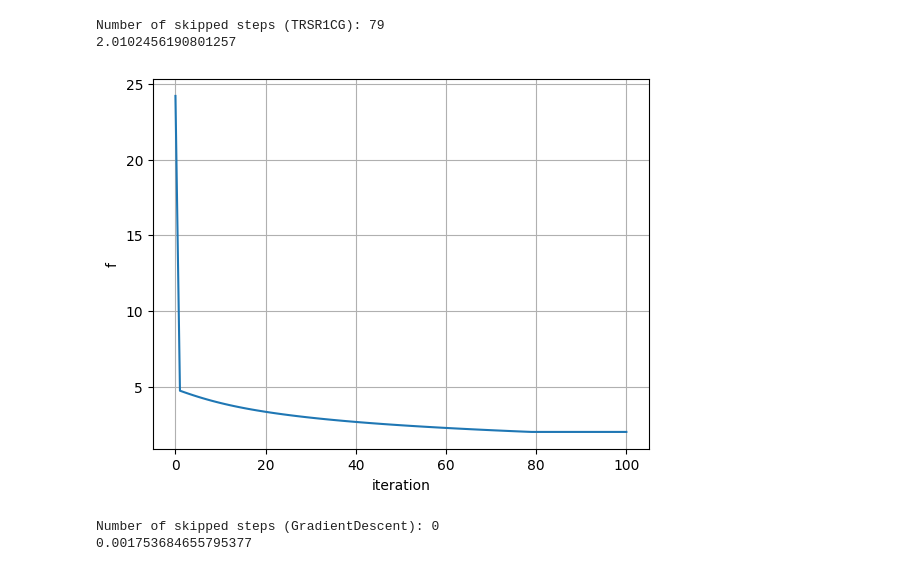
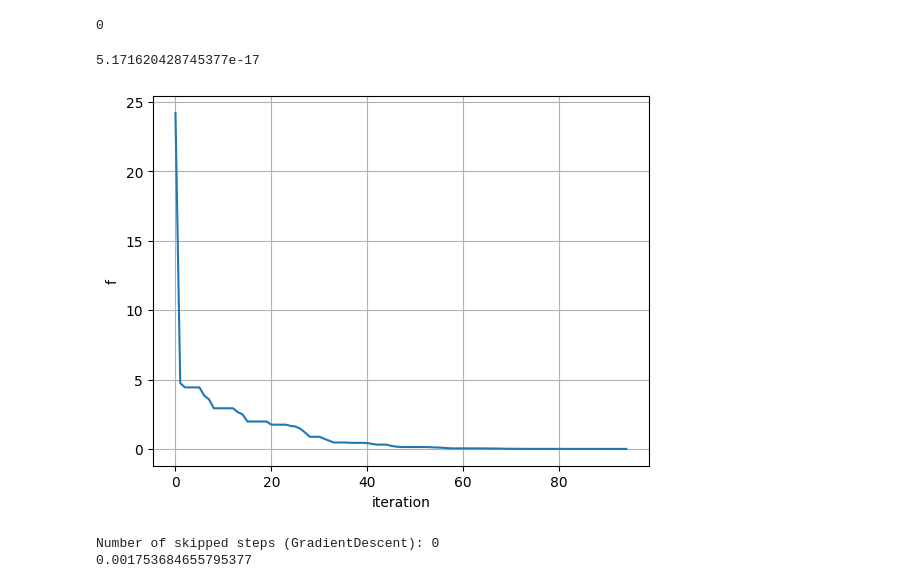
Before and after one commit to hughvd/optiMaizer, a Jupyter notebook: project/testing.ipynb, the cells around one changed output. Cells and saved outputs as stored; diff of their text form; code cells hidden in the pictures.

```diff
--- a/project/testing.ipynb
+++ b/project/testing.ipynb
@@ -90,16 +67,18 @@ def plot_f_vs_iter(history):
+# %%
+history["n_skipped"]
+# %% [output]
+0
 # %%
 problem = Problem("rosenbrock_2", x0=np.array([-1.2, 1]))
-method = Method("TRSR1CG", step_type="Backtracking", alpha=1, tau=0.5,
-                c_1_ls=1e-4, c_1_tr=0.8, c_2_tr=0.5, epsilon_sy=1e-8, term_tol_CG=1e-6, )
+method = Method("TRSR1CG", c_1_tr=1e-3, c_2_tr=0.75, epsilon_sy=1e-8, term_tol_CG=1e-10)
 options = Options(term_tol=1e-6, max_iterations=1e2)
 
 x, f, history = optSolver(problem, method, options)
 print(f)
 plot_f_vs_iter(history)
 # %% [output]
-Number of skipped steps (TRSR1CG): 79
-2.0102456190801257
+5.171620428745377e-17
-[figure, old version]
+[figure, new version]
 # %%
 problem = Problem("rosenbrock_2", x0=np.array([-1.2, 1]))
 method = Method("GradientDescent", step_type="Wolfe", alpha=1, tau=0.5,
```
Also changed, not shown: parts of 5 cells of this notebook, 8 other files.
